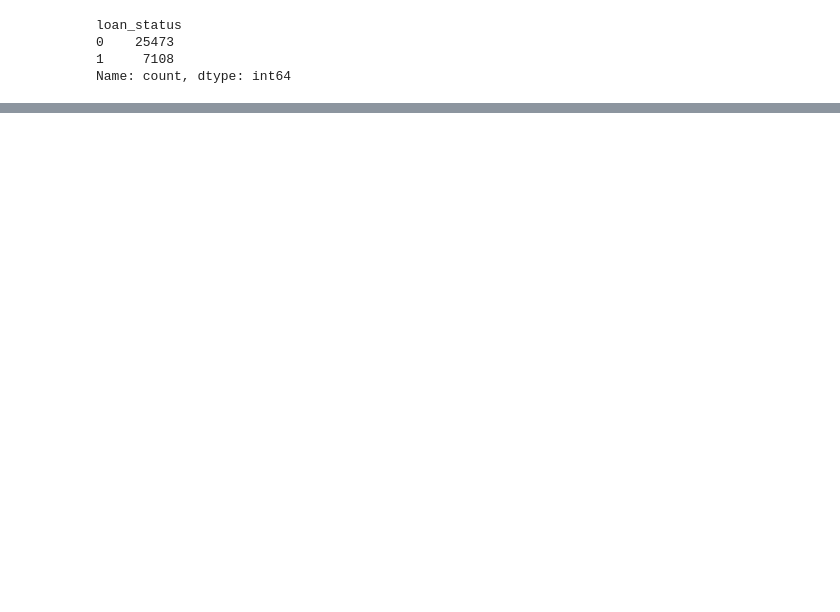
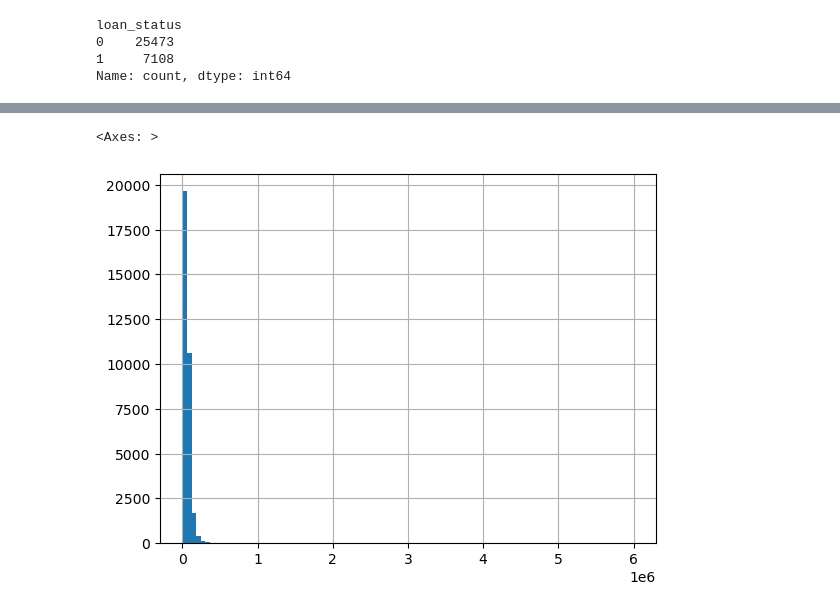
Before and after one commit to spirnia/Credit-Risk-Modeling, a Jupyter notebook: notebook/data_processing.ipynb, the cells around one changed output, grey strips where cells are left out. Cells and saved outputs as stored; diff of their text form; code cells hidden in the pictures; blank space fills up the shorter version.

```diff
--- a/notebook/data_processing.ipynb
+++ b/notebook/data_processing.ipynb
@@ -140,0 +382,5 @@ test_df
+# %%
+df['person_income'].hist(bins=100)
+# %% [output]
+<Axes: >
+[figure, added]
```
Also changed, not shown: parts of 33 cells of this notebook.
